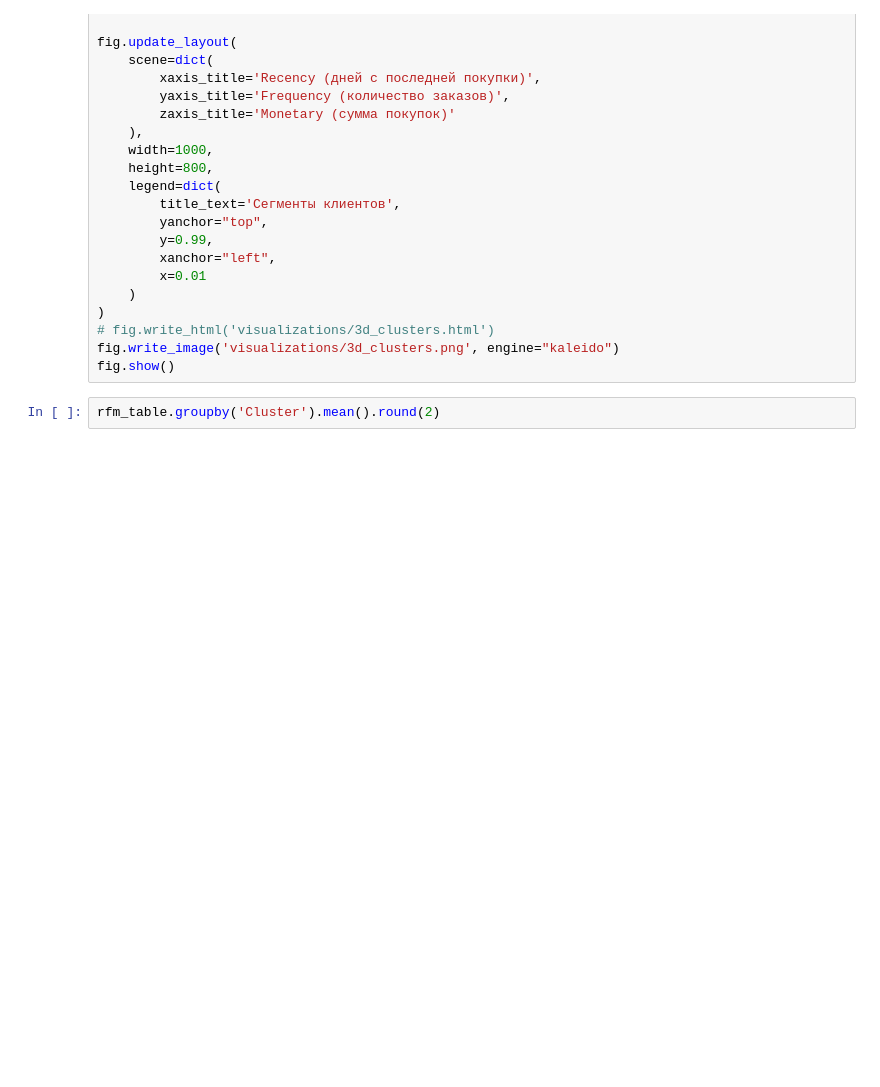
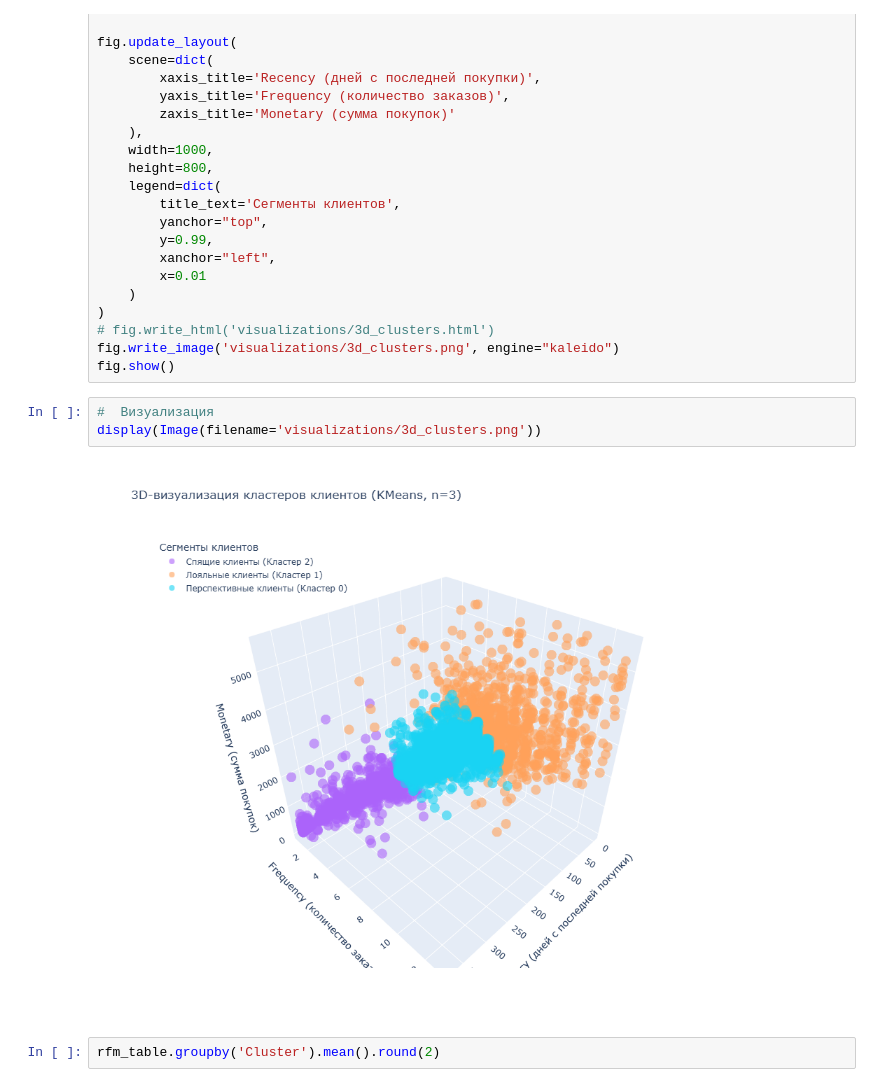
Before and after one commit to lizakoreko/SF_GIT_PJ_6, a Jupyter notebook: project_6/Project_6.ipynb, the cells around one changed output. Cells and saved outputs as stored; diff of their text form; blank space fills up the shorter version.

```diff
--- a/project_6/Project_6.ipynb
+++ b/project_6/Project_6.ipynb
@@ -1965,6 +1974,11 @@ fig.update_layout(
 # fig.write_html('visualizations/3d_clusters.html')
 fig.write_image('visualizations/3d_clusters.png', engine="kaleido")
 fig.show()
+# %%
+#  Визуализация
+display(Image(filename='visualizations/3d_clusters.png'))
+# %% [output]
+[figure, added]
 # %%
 rfm_table.groupby('Cluster').mean().round(2)
 # %% [output]
```
Also changed, not shown: parts of 6 cells of this notebook, 2 other files.
